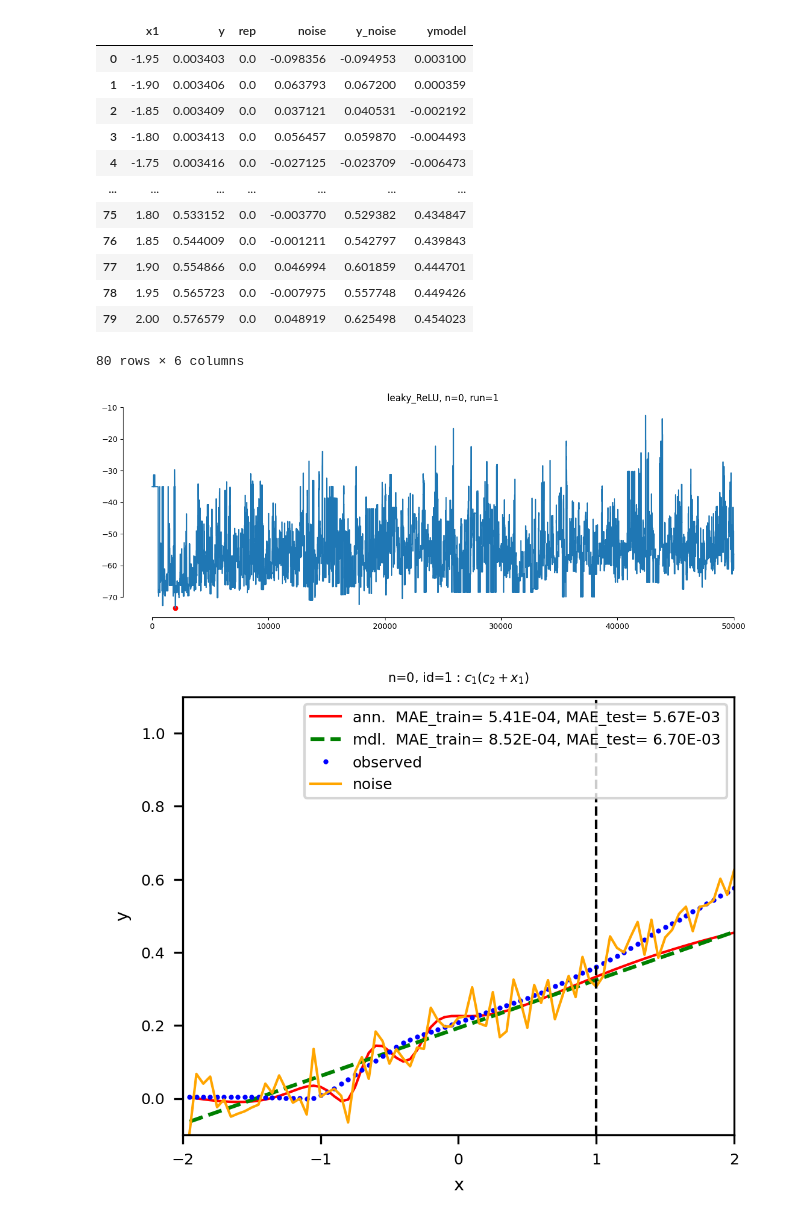
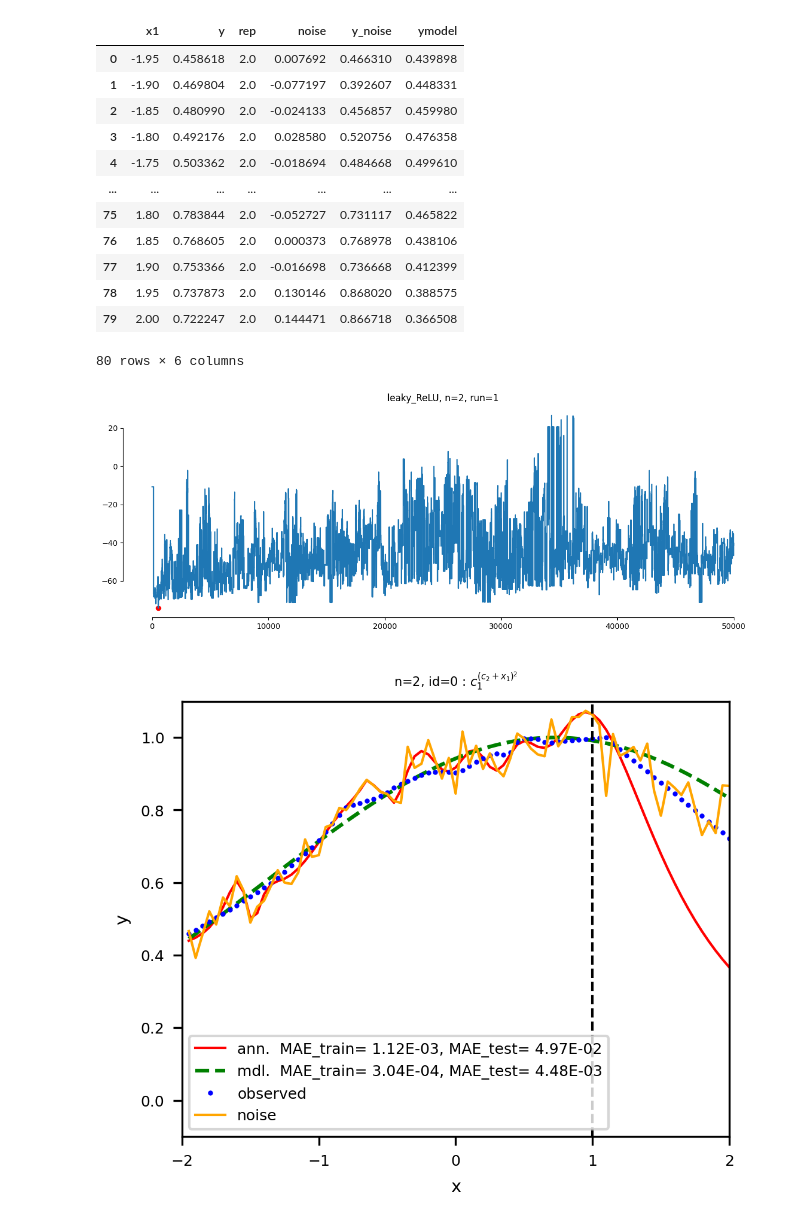
Before and after one commit to SergioCoboLopez/ANN_BMS, a Jupyter notebook: bin/BMS_energy_mdl.ipynb, the cells around one changed output. Drawn from its saved outputs; the diff is of its cells as text; code cells hidden in the pictures.

```diff
--- a/bin/BMS_energy_mdl.ipynb
+++ b/bin/BMS_energy_mdl.ipynb
@@ -16,7 +16,7 @@ from fit_prior import read_prior_par
 from sklearn.metrics import mean_squared_error
 # %%
 #Read NN and BMS data
-n=0;id=2;function='leaky_ReLU' #tanh, leaky_ReLU
+n=2;runid=0;function='leaky_ReLU' #tanh, leaky_ReLU
 NPAR=10 #10, 20
 steps=50000
 noise=True
@@ -35,9 +35,9 @@ dn.index.name = None
 dn=dn.reset_index(drop=True)
 #Read BMS data
 if noise==True:
-    filename='BMS_noise_' + function + '_' + str(steps) + '_trace.' + str(n) + '_prior_'  + str(NPAR) + '_id_' + str(id) + '.csv'
+    filename='BMS_noise_' + function + '_' + str(steps) + '_trace.' + str(n) + '_prior_'  + str(NPAR) + '_id_' + str(runid) + '.csv'
 else:
-    filename='BMS_' + function + '_trace.' + str(n) + '_prior_'  + str(NPAR) + '_id_' + str(id) + '.csv'
+    filename='BMS_' + function + '_trace.' + str(n) + '_prior_'  + str(NPAR) + '_id_' + str(runid) + '.csv'
 print(filename)
 trace=pd.read_csv('../data/MSTraces/' + filename, sep=';', header=None, names=['t', 'H', 'expr', 'parvals', 'kk1', 'kk2','kk3'])
 display(trace)
@@ -60,17 +72,17 @@ elif NPAR==20:
     prior_par = read_prior_par('machine-scientist/Prior/final_prior_param_sq.named_equations.nv1.np20.maxs200.2024-05-10 162907.551306.dat')
 # %% [output]
 |  | x1 | y | rep | noise | y_noise | ymodel |
-| 0 | -1.95 | 0.003403 | 0.0 | -0.098356 | -0.094953 | 0.003100 |
-| 1 | -1.90 | 0.003406 | 0.0 | 0.063793 | 0.067200 | 0.000359 |
-| 2 | -1.85 | 0.003409 | 0.0 | 0.037121 | 0.040531 | -0.002192 |
-| 3 | -1.80 | 0.003413 | 0.0 | 0.056457 | 0.059870 | -0.004493 |
-| 4 | -1.75 | 0.003416 | 0.0 | -0.027125 | -0.023709 | -0.006473 |
+| 0 | -1.95 | 0.458618 | 2.0 | 0.007692 | 0.466310 | 0.439898 |
+| 1 | -1.90 | 0.469804 | 2.0 | -0.077197 | 0.392607 | 0.448331 |
+| 2 | -1.85 | 0.480990 | 2.0 | -0.024133 | 0.456857 | 0.459980 |
+| 3 | -1.80 | 0.492176 | 2.0 | 0.028580 | 0.520756 | 0.476358 |
+| 4 | -1.75 | 0.503362 | 2.0 | -0.018694 | 0.484668 | 0.499610 |
 | ... | ... | ... | ... | ... | ... | ... |
-| 75 | 1.80 | 0.533152 | 0.0 | -0.003770 | 0.529382 | 0.434847 |
-| 76 | 1.85 | 0.544009 | 0.0 | -0.001211 | 0.542797 | 0.439843 |
-| 77 | 1.90 | 0.554866 | 0.0 | 0.046994 | 0.601859 | 0.444701 |
-| 78 | 1.95 | 0.565723 | 0.0 | -0.007975 | 0.557748 | 0.449426 |
-| 79 | 2.00 | 0.576579 | 0.0 | 0.048919 | 0.625498 | 0.454023 |
+| 75 | 1.80 | 0.783844 | 2.0 | -0.052727 | 0.731117 | 0.465822 |
+| 76 | 1.85 | 0.768605 | 2.0 | 0.000373 | 0.768978 | 0.438106 |
+| 77 | 1.90 | 0.753366 | 2.0 | -0.016698 | 0.736668 | 0.412399 |
+| 78 | 1.95 | 0.737873 | 2.0 | 0.130146 | 0.868020 | 0.388575 |
+| 79 | 2.00 | 0.722247 | 2.0 | 0.144471 | 0.866718 | 0.366508 |
 80 rows × 6 columns
 # %%
 #Minimum description length
@@ -91,30 +103,30 @@ t.set_par_values(deepcopy(minparvals))
 # %%
 Nini = 00
 plt.figure(figsize=(15, 5))
 
 #Define figure size in cm
 Extensions=['.png']
 
 #Fonts and sizes
 size_axis=7;size_ticks=6;size_title=5
 line_w=1;marker_s=3 #width and marker size
 plt.title(str(function) + ', ' + 'n=' + str(n) +', run=' + str(id))
 plt.plot(trace.t[trace.t > Nini], trace.H[trace.t > Nini])
 plt.scatter(minrow['t'], minH,color='r')
 #plt.plot(trace.t, trace.H)
 sns.despine(trim=True)
 
 if noise==True:
-    Name_figure='Energy_noise_' + function + '_' + str(n) + '_' + str(id) + '_par_' + str(NPAR)
+    Name_figure='Energy_noise_' + function + '_' + str(n) + '_' + str(runid) + '_par_' + str(NPAR)
 else:
-    Name_figure='Energy_' + function + '_' + str(n) + '_' + str(id) + '_par_' + str(NPAR)
+    Name_figure='Energy_' + function + '_' + str(n) + '_' + str(runid) + '_par_' + str(NPAR)
 for ext in Extensions:
         plt.savefig('../results/' + Name_figure +ext,dpi=300)
 
 
 plt.show()
 # %% [output]
-[figure, old version]
+[figure, new version]
 # %%
 #Plot
 train_border=dn.loc[train_size-1]['x1']
@@ -156,7 +168,7 @@ plt.plot(dn['x1'], dn['y_noise'],linewidth=line_w, markersize=2, color='orange',
 plt.axvline(x=train_border,linestyle='--',linewidth=line_w, color='k')
 
 #plt.title('$%s$' % t.latex(),fontsize=size_title)
-plt.title('n=%d, id=%d : $%s$' % (n, id, t.latex()),fontsize=size_title)
+plt.title('n=%d, id=%d : $%s$' % (n, runid, t.latex()),fontsize=size_title)
 plt.xlabel('x',fontsize=size_axis);plt.ylabel('y',fontsize=size_axis)
 plt.xticks(fontsize=size_ticks);plt.yticks(fontsize=size_ticks)
 plt.legend(loc='best', fontsize=size_ticks)
@@ -164,7 +176,7 @@ plt.legend(loc='best', fontsize=size_ticks)
 plt.xlim(-2,2);plt.ylim(-0.1,1.1)
 
 if noise==True:
-    Name_figure='Prediction_mdl_noise' + function + '_' + str(n) + '_par_' + str(NPAR)
+    Name_figure='Prediction_mdl_noise' + function + '_' + str(n) + '_' + 'run_' + str(runid) +'_par_' + str(NPAR)
 else:
     Name_figure='Prediction_mdl_noise' + function + '_' + str(n) + '_par_' + str(NPAR)
 
@@ -173,7 +185,7 @@ for ext in Extensions:
 
 plt.show()
 # %% [output]
-[figure, old version]
+[figure, new version]
 # %%
 fig=figure(figsize=(width,height), dpi=300)
 
```
Also changed, not shown: parts of 2 cells of this notebook, 48 other files.
